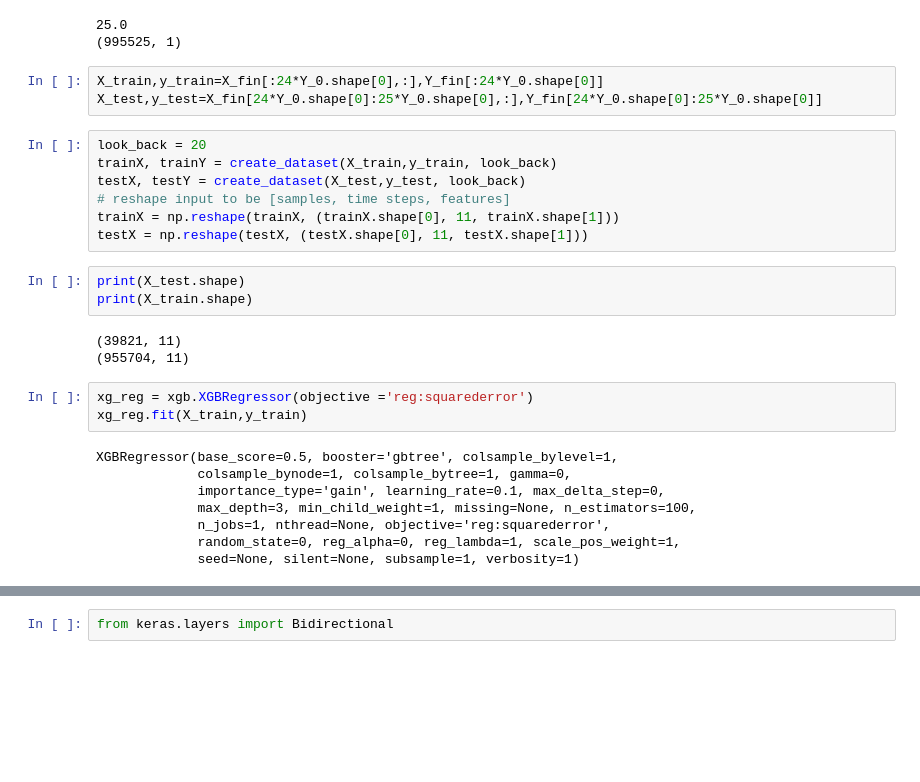
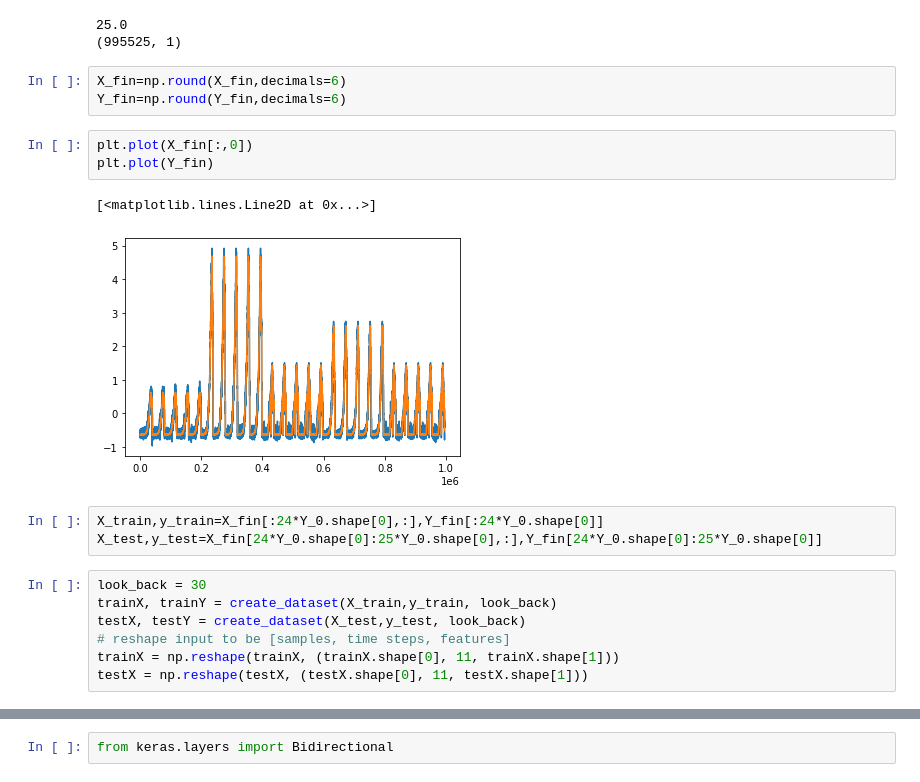
Before and after one commit to Ammon1/Math, a Jupyter notebook: noise_D.ipynb, the cells around one changed output, grey strips where cells are left out. Saved outputs shown, nothing was run; the diff lists cells and outputs as text; blank space fills up the shorter version.

```diff
--- a/noise_D.ipynb
+++ b/noise_D.ipynb
@@ -249,30 +239,22 @@ print(Y_fin.shape)
 # %% [output]
 25.0
 (995525, 1)
+# %%
+X_fin=np.round(X_fin,decimals=6)
+Y_fin=np.round(Y_fin,decimals=6)
+# %%
+plt.plot(X_fin[:,0])
+plt.plot(Y_fin)
+# %% [output]
+[<matplotlib.lines.Line2D at 0x...>]
+[figure, added]
 # %%
 X_train,y_train=X_fin[:24*Y_0.shape[0],:],Y_fin[:24*Y_0.shape[0]]
 X_test,y_test=X_fin[24*Y_0.shape[0]:25*Y_0.shape[0],:],Y_fin[24*Y_0.shape[0]:25*Y_0.shape[0]]
 # %%
-look_back = 20
+look_back = 30
 trainX, trainY = create_dataset(X_train,y_train, look_back)
 testX, testY = create_dataset(X_test,y_test, look_back)
 # reshape input to be [samples, time steps, features]
 trainX = np.reshape(trainX, (trainX.shape[0], 11, trainX.shape[1]))
 testX = np.reshape(testX, (testX.shape[0], 11, testX.shape[1]))
-# %%
-print(X_test.shape)
-print(X_train.shape)
-# %% [output]
-(39821, 11)
-(955704, 11)
-# %%
-xg_reg = xgb.XGBRegressor(objective ='reg:squarederror')
-xg_reg.fit(X_train,y_train)
-# %% [output]
-XGBRegressor(base_score=0.5, booster='gbtree', colsample_bylevel=1,
-             colsample_bynode=1, colsample_bytree=1, gamma=0,
-             importance_type='gain', learning_rate=0.1, max_delta_step=0,
-             max_depth=3, min_child_weight=1, missing=None, n_estimators=100,
-             n_jobs=1, nthread=None, objective='reg:squarederror',
-             random_state=0, reg_alpha=0, reg_lambda=1, scale_pos_weight=1,
-             seed=None, silent=None, subsample=1, verbosity=1)
```
Also changed, not shown: parts of 18 cells of this notebook.
